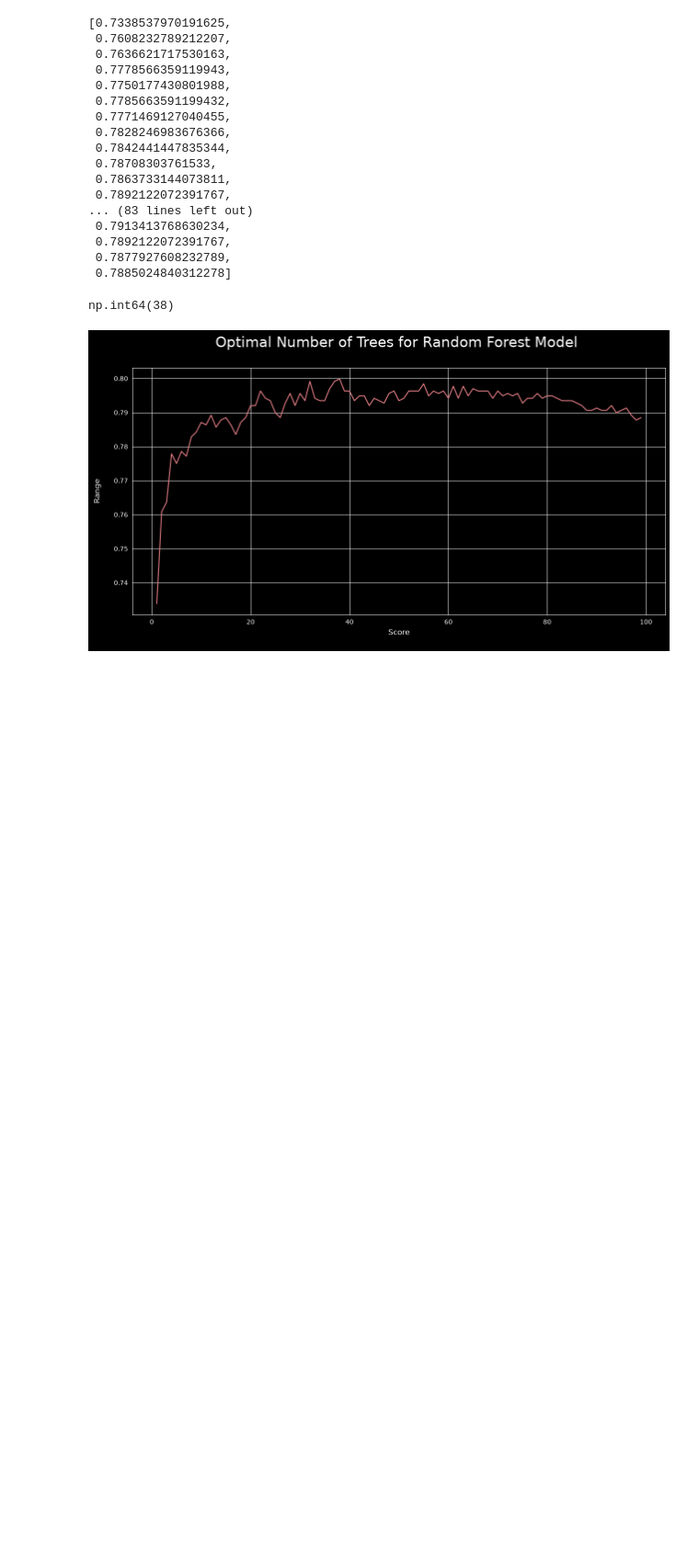
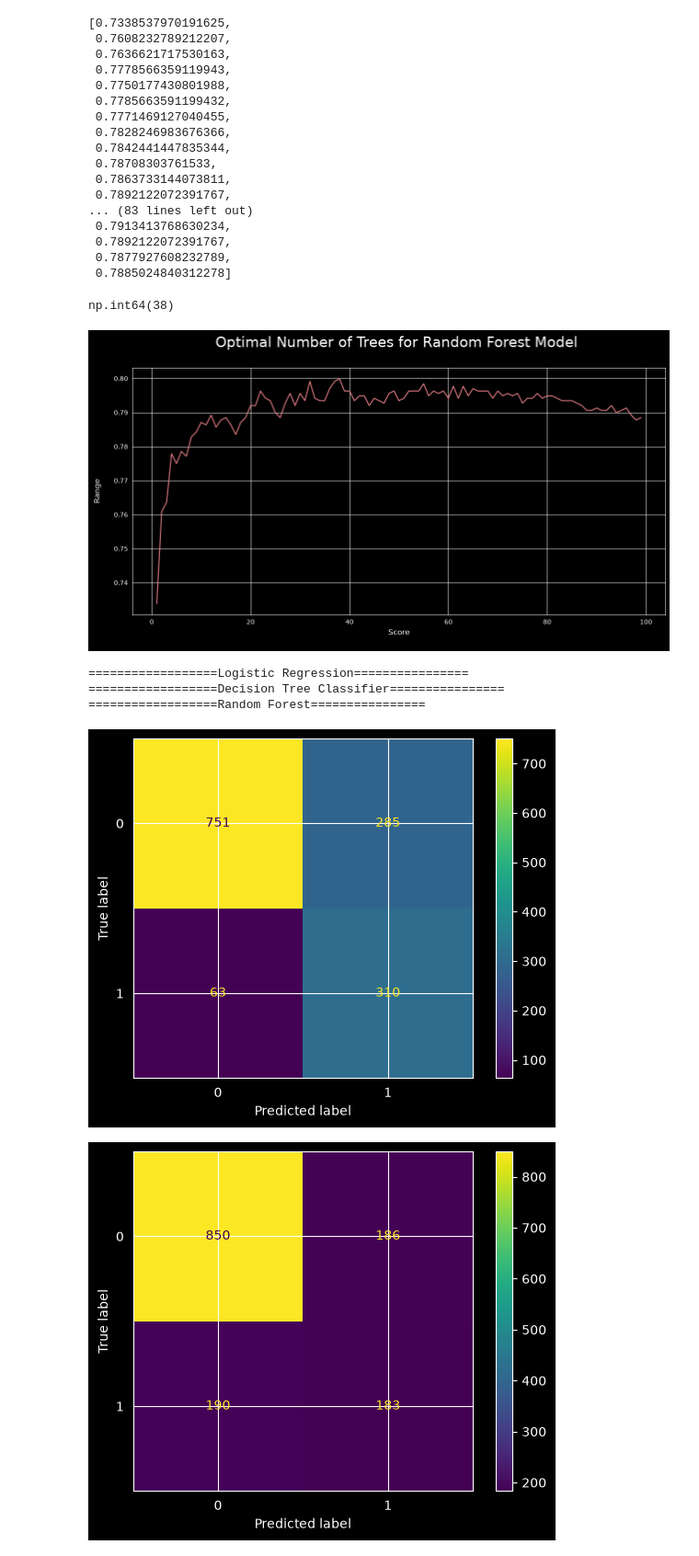
Before and after one commit to rzadrzi/customer_churn_analysis, a Jupyter notebook: customer_churn_analysis.ipynb, the cells around one changed output. Shown at 92% size. Drawn from its saved outputs; the diff is of its cells as text; code cells hidden in the pictures; blank space fills up the shorter version.

Commit message:
feat: Add confusion matrix

```diff
--- a/customer_churn_analysis.ipynb
+++ b/customer_churn_analysis.ipynb
@@ -632,3 +632,18 @@ plt.yticks(rotation=0, horizontalalignment="right")
 plt.show()
 # %% [output]
 [figure]
+# %%
+def cm_(model, X_train, y_train, X_test, y_test):
+    model.fit(X_train, y_train)
+    y_pred = model.predict(X_test)
+    ConfusionMatrixDisplay.from_predictions(y_test, y_pred)
+# %%
+for name, model in models:
+    print(f"=================={name}================")
+    cm_(model, X_train, y_train, X_test, y_test)
+# %% [output]
+==================Logistic Regression================
+==================Decision Tree Classifier================
+==================Random Forest================
+[figure, added]
+[figure, added]
```
Also changed, not shown: parts of 1 cell of this notebook.
